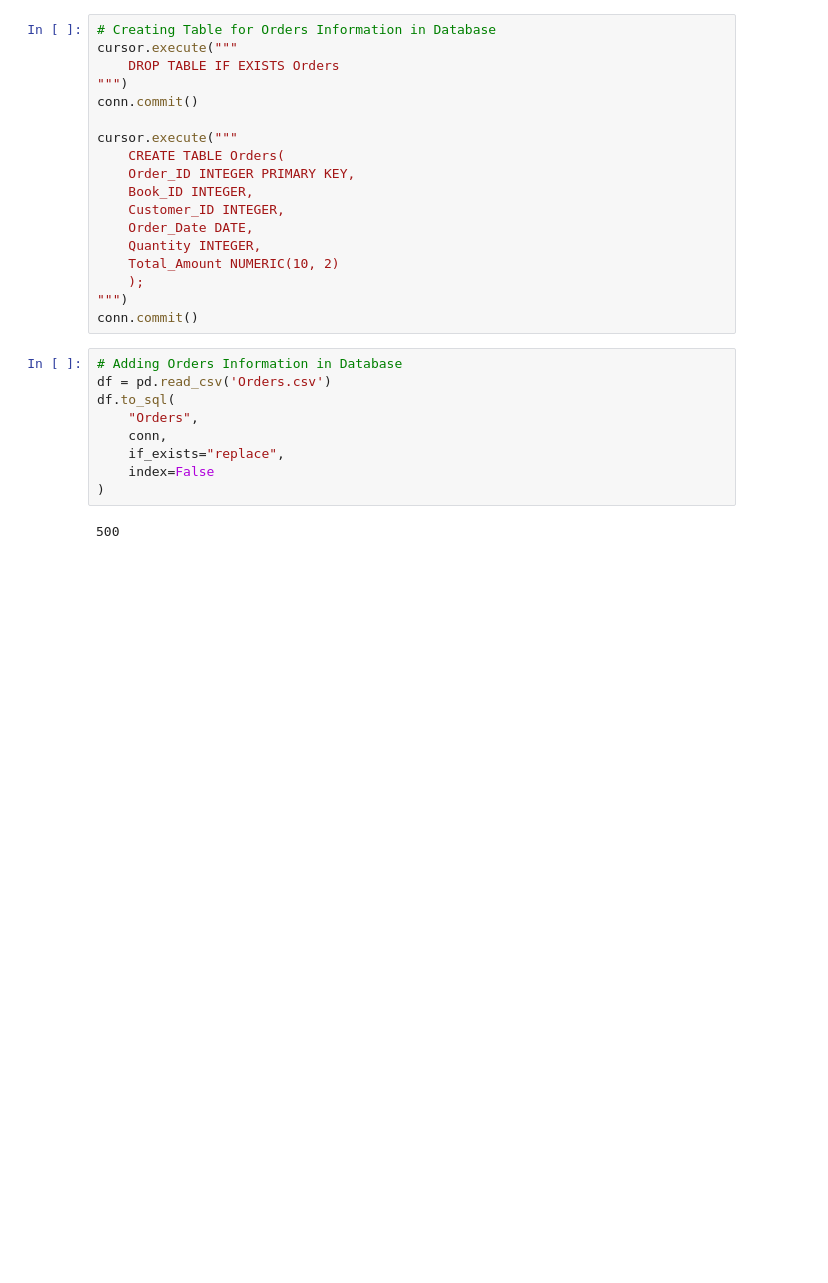
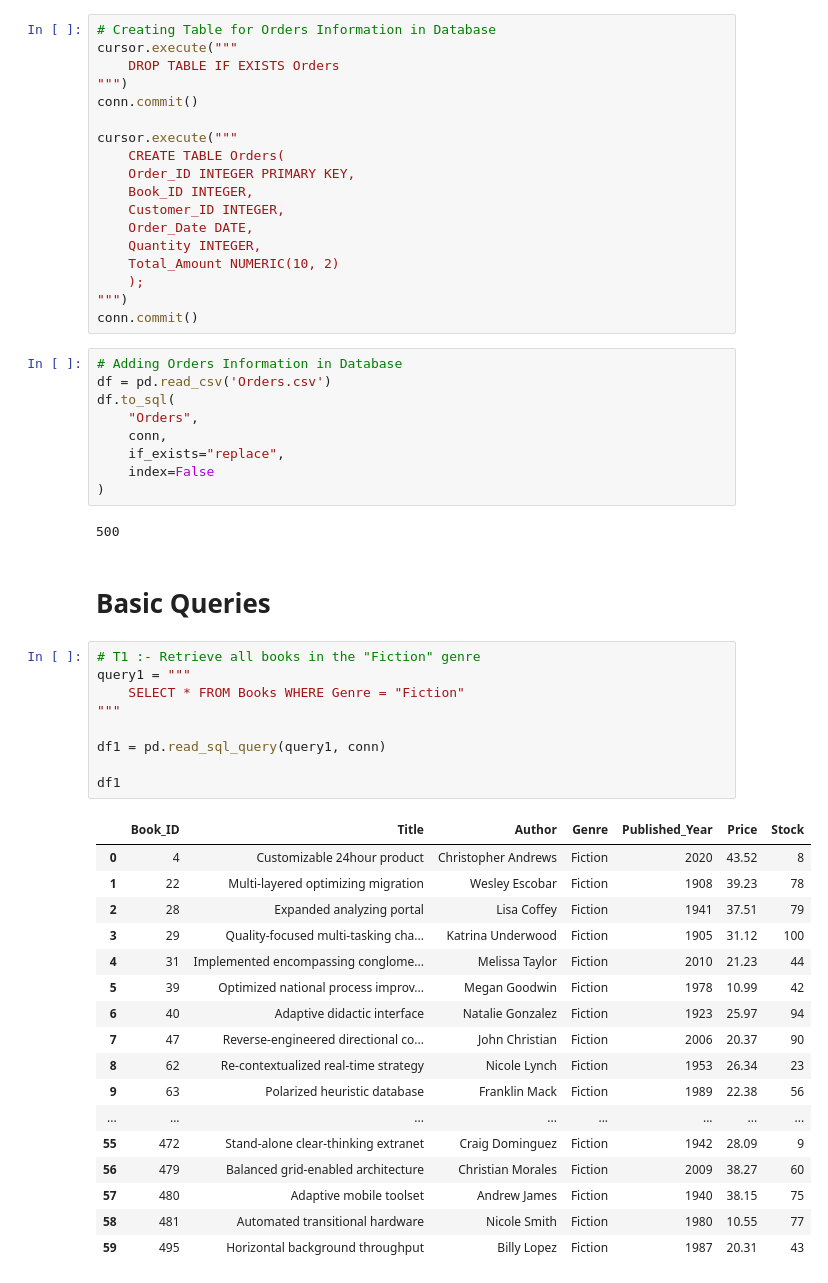
Before and after one commit to jsharma1503/SQL-Project, a Jupyter notebook: Book Store Analysis.ipynb, the cells around one changed output. Cells and saved outputs as stored; diff of their text form; blank space fills up the shorter version.

Commit message:
Run basic queries in notebook

```diff
--- a/Book Store Analysis.ipynb
+++ b/Book Store Analysis.ipynb
@@ -96,3 +96,32 @@ df.to_sql(
 )
 # %% [output]
 500
+# %% [markdown]
+# Basic Queries
+# %%
+# T1 :- Retrieve all books in the "Fiction" genre
+query1 = """
+    SELECT * FROM Books WHERE Genre = "Fiction"
+"""
+
+df1 = pd.read_sql_query(query1, conn)
+
+df1
+# %% [output]
+|  | Book_ID | Title | Author | Genre | Published_Year | Price | Stock |
+| 0 | 4 | Customizable 24hour product | Christopher Andrews | Fiction | 2020 | 43.52 | 8 |
+| 1 | 22 | Multi-layered optimizing migration | Wesley Escobar | Fiction | 1908 | 39.23 | 78 |
+| 2 | 28 | Expanded analyzing portal | Lisa Coffey | Fiction | 1941 | 37.51 | 79 |
+| 3 | 29 | Quality-focused multi-tasking cha... | Katrina Underwood | Fiction | 1905 | 31.12 | 100 |
+| 4 | 31 | Implemented encompassing conglome... | Melissa Taylor | Fiction | 2010 | 21.23 | 44 |
+| 5 | 39 | Optimized national process improv... | Megan Goodwin | Fiction | 1978 | 10.99 | 42 |
+| 6 | 40 | Adaptive didactic interface | Natalie Gonzalez | Fiction | 1923 | 25.97 | 94 |
+| 7 | 47 | Reverse-engineered directional co... | John Christian | Fiction | 2006 | 20.37 | 90 |
+| 8 | 62 | Re-contextualized real-time strategy | Nicole Lynch | Fiction | 1953 | 26.34 | 23 |
+| 9 | 63 | Polarized heuristic database | Franklin Mack | Fiction | 1989 | 22.38 | 56 |
+| ... | ... | ... | ... | ... | ... | ... | ... |
+| 55 | 472 | Stand-alone clear-thinking extranet | Craig Dominguez | Fiction | 1942 | 28.09 | 9 |
+| 56 | 479 | Balanced grid-enabled architecture | Christian Morales | Fiction | 2009 | 38.27 | 60 |
+| 57 | 480 | Adaptive mobile toolset | Andrew James | Fiction | 1940 | 38.15 | 75 |
+| 58 | 481 | Automated transitional hardware | Nicole Smith | Fiction | 1980 | 10.55 | 77 |
+| 59 | 495 | Horizontal background throughput | Billy Lopez | Fiction | 1987 | 20.31 | 43 |
```
Also changed, not shown: parts of 10 cells of this notebook.
